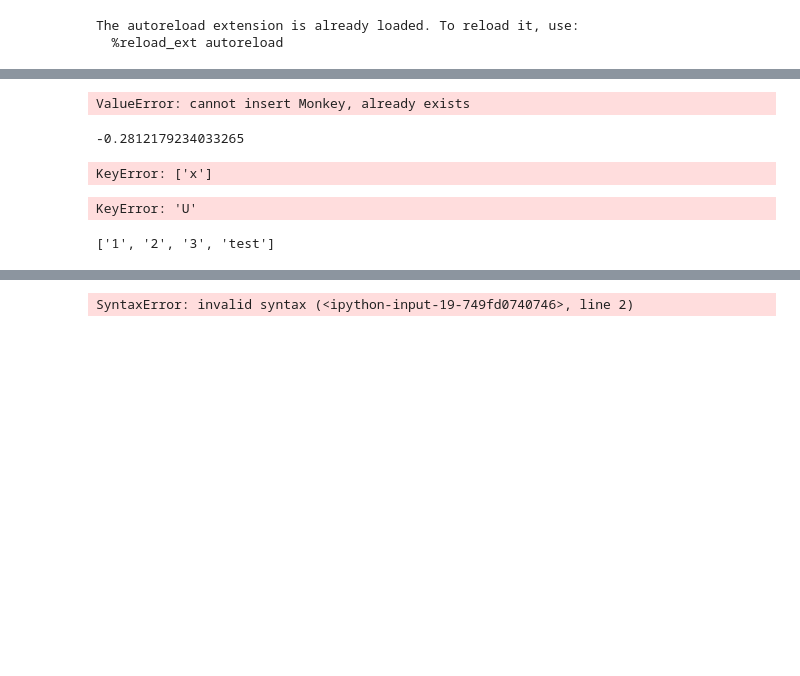
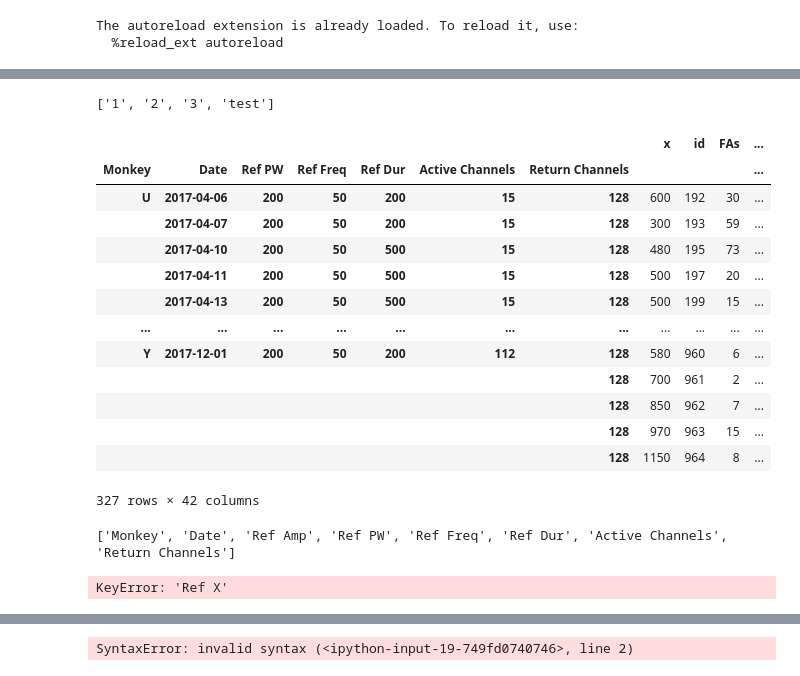
Before and after one commit to schlich/psychoanalyze, a Jupyter notebook: notebooks/3.0-plot-figs.ipynb, the cells around one changed output, grey strips where cells are left out. Drawn from its saved outputs; the diff is of its cells as text; code cells hidden in the pictures; blank space fills up the shorter version.

```diff
--- a/notebooks/3.0-plot-figs.ipynb
+++ b/notebooks/3.0-plot-figs.ipynb
@@ -33,3 +28,0 @@ summary = curves.groupby(['Monkey','Ref Amp'])['location'].agg(['mean','std','co
-# %%
-curves = curves[curves['Experiment Type'] == 'Discrimination']
-curves = curves.reset_index(level='Ref Amp').rename(columns={'Ref Amp': 'x'})
@@ -55,28 +29,45 @@ regressions = regressions.join(curves['x'])
-# %%
-regressions.reset_index()
-# %% [output]
-ValueError: cannot insert Monkey, already exists
+# %%
+df = data.filter_curves(
+        date_range=date_range,
+        x_var=x_var,
+        const_val=const_val,
+        config=config,
+    )
+# %% [output]
+['1', '2', '3', 'test']
+# %%
+curves
+# %% [output]
+|  |  |  |  |  |  |  | x | id | FAs | ... |
+| Monkey | Date | Ref PW | Ref Freq | Ref Dur | Active Channels | Return Channels |  |  |  | ... |
+| U | 2017-04-06 | 200 | 50 | 200 | 15 | 128 | 600 | 192 | 30 | ... |
+|  | 2017-04-07 | 200 | 50 | 200 | 15 | 128 | 300 | 193 | 59 | ... |
+|  | 2017-04-10 | 200 | 50 | 500 | 15 | 128 | 480 | 195 | 73 | ... |
+|  | 2017-04-11 | 200 | 50 | 500 | 15 | 128 | 500 | 197 | 20 | ... |
+|  | 2017-04-13 | 200 | 50 | 500 | 15 | 128 | 500 | 199 | 15 | ... |
+| ... | ... | ... | ... | ... | ... | ... | ... | ... | ... | ... |
+| Y | 2017-12-01 | 200 | 50 | 200 | 112 | 128 | 580 | 960 | 6 | ... |
+|  |  |  |  |  |  | 128 | 700 | 961 | 2 | ... |
+|  |  |  |  |  |  | 128 | 850 | 962 | 7 | ... |
+|  |  |  |  |  |  | 128 | 970 | 963 | 15 | ... |
+|  |  |  |  |  |  | 128 | 1150 | 964 | 8 | ... |
+327 rows × 42 columns
 # %%
-u = grouped.get_group('U')
-group = u.reset_index(level='Ref Amp').rename(columns={'Ref Amp': 'x'})
-group = group.dropna(subset=['x', 'location'])
-x = group['x'].values.reshape(-1, 1).tolist()
+groups = ['Monkey','Active Channels']
+curves['Ref X'] = curves.index.get_level_values('Ref Amp')
+print(curves.index.names)
+grouped = curves.groupby(groups)
+u = grouped.get_group(('U', 15))
+u.index
+u.dropna(subset=['Ref X', 'location'])
+x = group['Ref X'].values.reshape(-1, 1).tolist()
 y = group['location'].values.tolist()
-regression = LinReg(fit_intercept=True).fit(x, y)
-regression.coef_[0]
+regression = LinReg(fit_intercept=fit_intercept).fit(x, y)
+slope = regression.coef_[0]
+intercept = regression.intercept_
+
+# regressions = curves.groupby(groups).apply(data.regress)
+# print(regressions.index.names)
 # %% [output]
--0.2812179234033265
+['Monkey', 'Date', 'Ref Amp', 'Ref PW', 'Ref Freq', 'Ref Dur', 'Active Channels', 'Return Channels']
+KeyError: 'Ref X'
-# %%
-grouped.apply(data.regress)
-# %% [output]
-KeyError: ['x']
-# %%
-u.groupby(['U']).apply(data.regress)
-# %% [output]
-KeyError: 'U'
-# %%
-summary = summary[summary['count'] > 5]
-test = ['1','2','3']
-test + ['test']
-# %% [output]
-['1', '2', '3', 'test']
```
Also changed, not shown: parts of 4 cells of this notebook, 26 other files.
